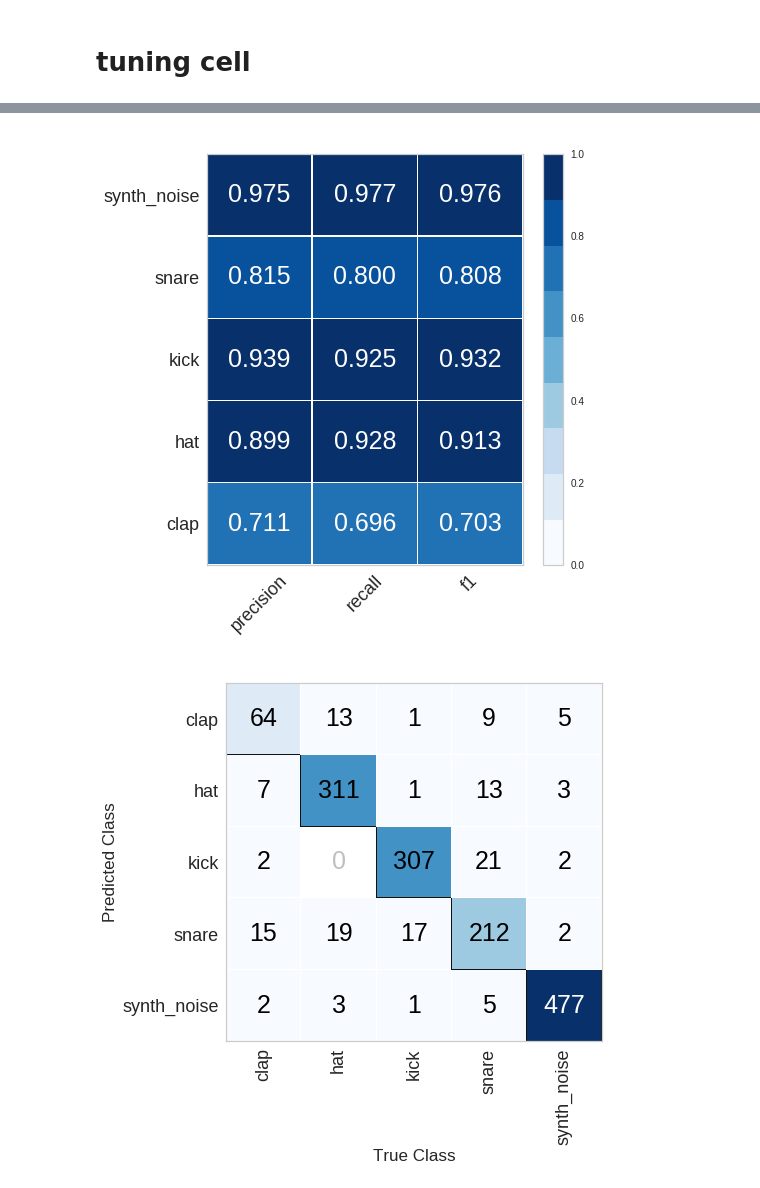
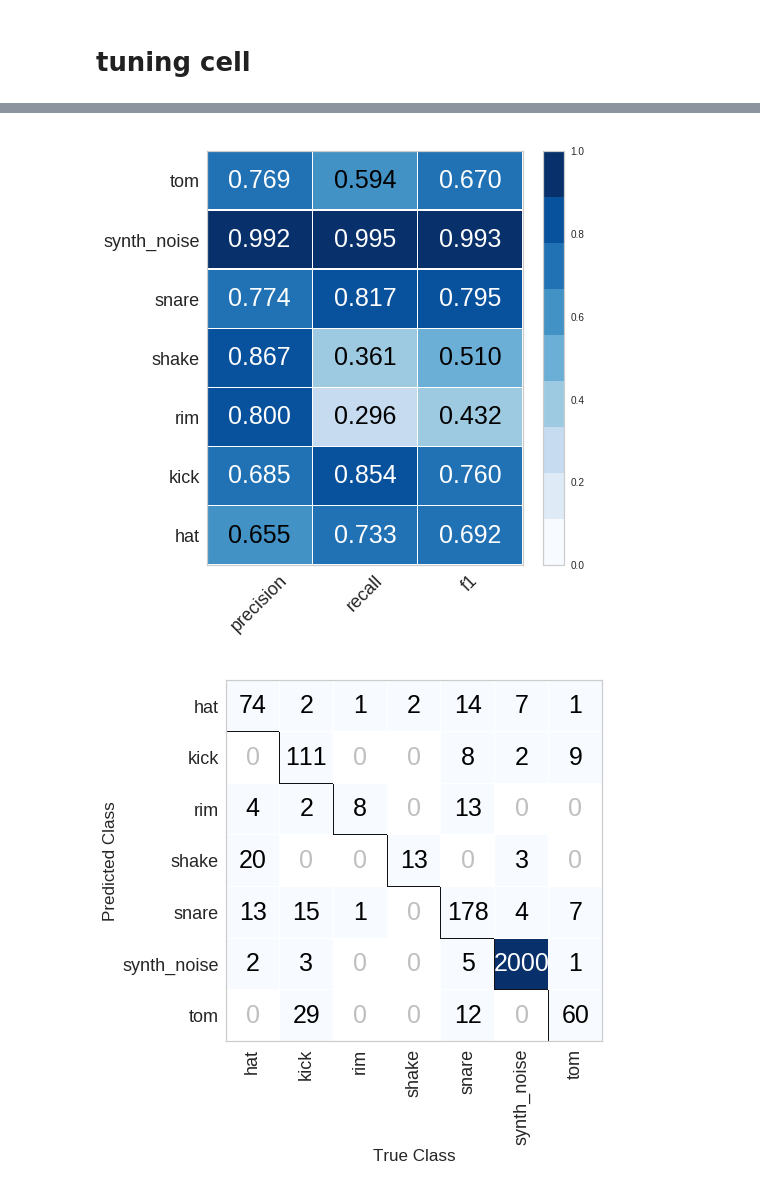
Before and after one commit to imilas/Synths_Stacks_Search, a Jupyter notebook: feature_extraction/openset_SVM.ipynb, the cells around one changed output, grey strips where cells are left out. Drawn from its saved outputs; the diff is of its cells as text; code cells hidden in the pictures.

```diff
--- a/feature_extraction/openset_SVM.ipynb
+++ b/feature_extraction/openset_SVM.ipynb
@@ -270,10 +298,11 @@ with open("../plots/mme_comparisons_mme.pdf", "wb") as f:
 # %%
 #free style version in openset CNN at bottom
 
-encoding_path="csvs/radarfree_best_embenv.csv" #good
+# encoding_path="csvs/radarfree_best_embenv.csv" #good
+encoding_path="csvs/dk1x5_best_embenv.csv" #good
 
 # experiment="dvn"
-experiment="mme"
+experiment="dvd"
 
 
 if experiment=="dvn":
@@ -285,7 +314,7 @@ testFraction=0.25
 #load same data as t-SNE but train SVM with it
 
 df=pd.read_csv(encoding_path)
-df=df.loc[df["drum_type"].isin(["clap","hat","kick","snare","synth_noise"])]
+# df=df.loc[df["drum_type"].isin(["clap","hat","kick","snare","synth_noise"])]
 #     print(df.groupby([label_groups]).agg("count")["path"])#sample counts
 
 
@@ -330,4 +360,5 @@ array(['clap', 'hat', 'kick', 'snare', 'synth_noise'], dtype=object)
 # %%
+
 if experiment == "dvn":
     le.classes_=["Drum","Not Drum"]
 visualizer = ClassificationReport(classifier,classes=le.classes_,cmap="Blues",fontsize=30, title=" ",size=(500,500))
@@ -341,25 +372,25 @@ plt.yticks(fontsize=18)
 
 # plt.tight_layout()
 plt.tight_layout(pad=0.05)
-plt.savefig("../plots/f1_%s.pdf"%experiment)
+plt.savefig("../plots/r2_f1_mme_%s.pdf"%experiment)
 # %% [output]
-[figure, old version]
+[figure, new version]
 # %%
 
-cm = ConfusionMatrix(classifier, classes=le.classes_,cmap="Blues",fontsize=30,title=" ",size=(500,500))
+cm = ConfusionMatrix(classifier, classes=le.classes_,cmap="Blues",percent=False,fontsize=30,title=" ",size=(500,500))
 
 cm.score(X_test, y_test)
 cm.finalize()
 for label in cm.ax.texts:
     label.set_size(25)
 
 plt.xticks(fontsize=18)
 plt.yticks(fontsize=18)
 # Get access to the axes object and modify labels
 # plt.suptitle('2014 Sales Analysis', fontsize=14, fontweight='bold');
 plt.xlabel('True Class', fontsize=17)
 plt.ylabel('Predicted Class', fontsize=17)
 plt.tight_layout(pad=0.05)
-plt.savefig("../plots/conf_%s.pdf"%experiment)
+plt.savefig("../plots/r2_conf_mapping_justification_%s.pdf"%experiment)
 # %% [output]
-[figure, old version]
+[figure, new version]
```
Also changed, not shown: parts of 6 cells of this notebook, 9 other files.
